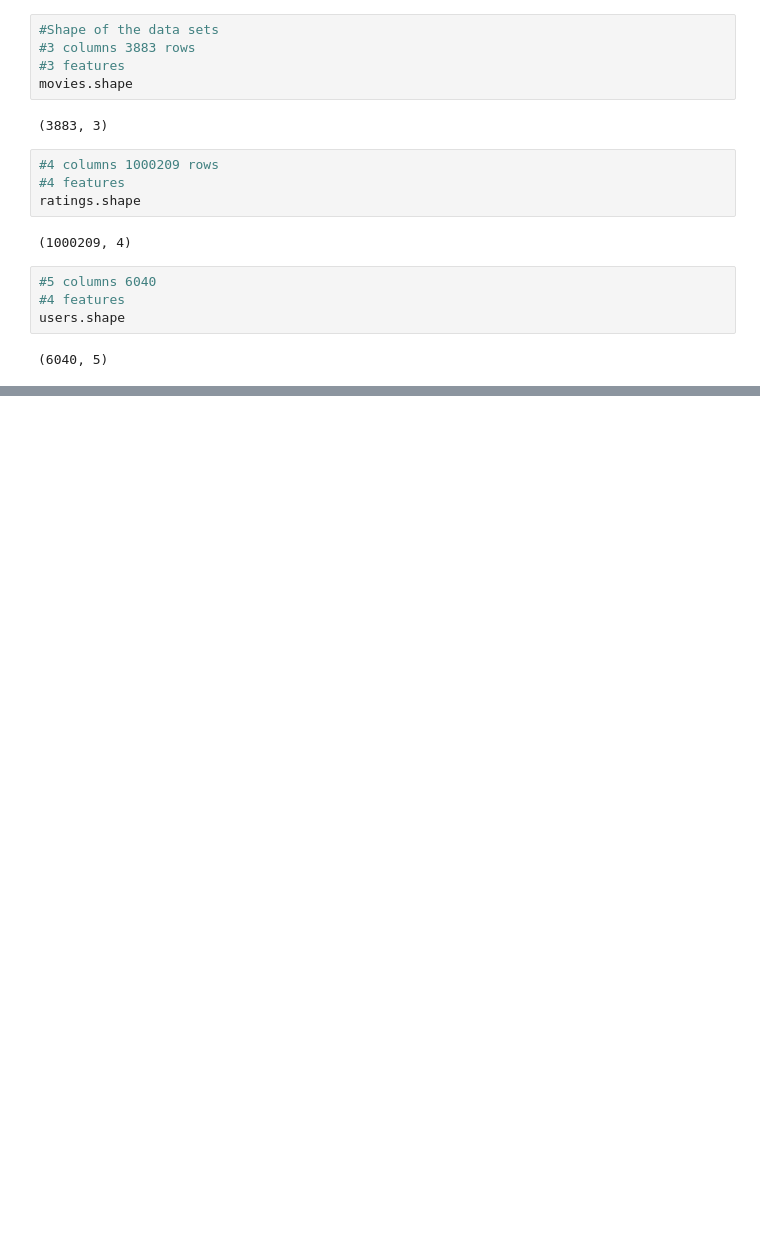
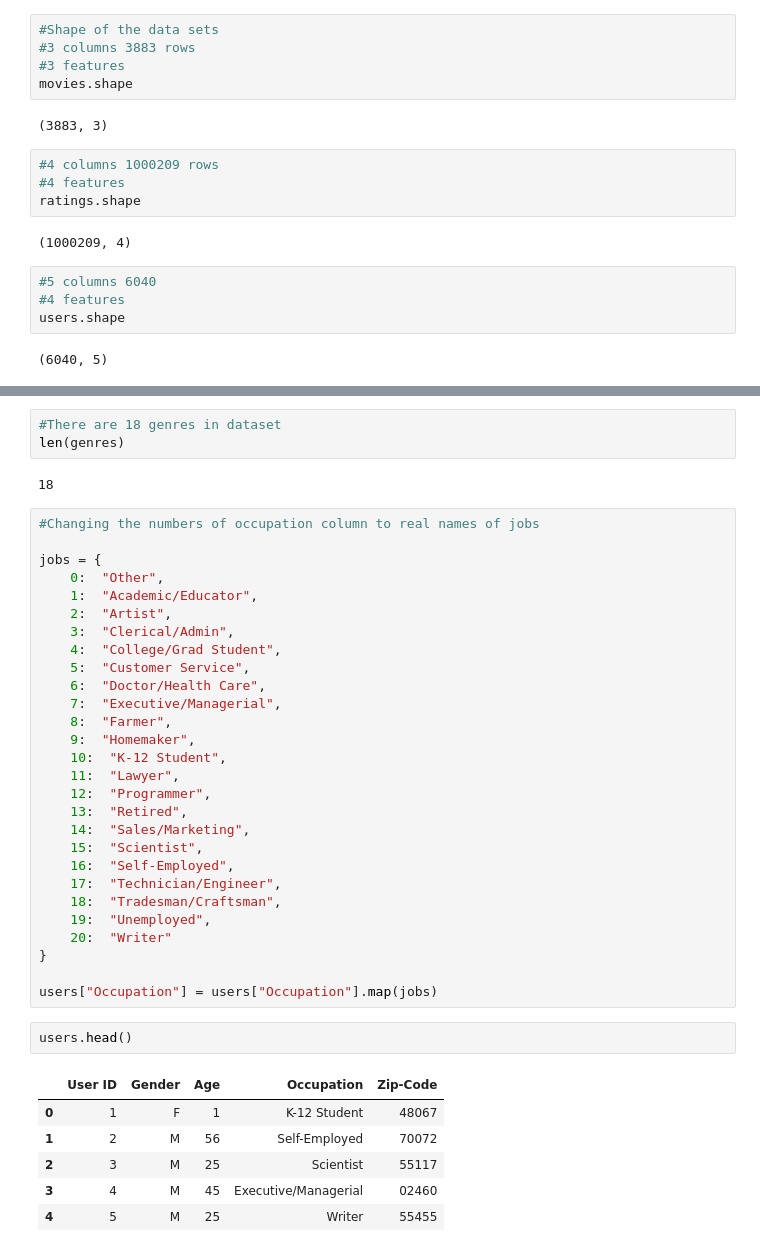
Before and after one commit to omerzzeybek9/Rec-Systems-MovieLens-1M, a Jupyter notebook: ml-1m/movielens.ipynb, the cells around one changed output, grey strips where cells are left out. Saved outputs shown, nothing was run; the diff lists cells and outputs as text; blank space fills up the shorter version.

```diff
--- a/ml-1m/movielens.ipynb
+++ b/ml-1m/movielens.ipynb
@@ -90,0 +153,42 @@ users.shape
+# %%
+#There are 18 genres in dataset
+len(genres)
+# %% [output]
+18
+# %%
+#Changing the numbers of occupation column to real names of jobs
+
+jobs = {
+    0:  "Other",
+	1:  "Academic/Educator",
+	2:  "Artist",
+	3:  "Clerical/Admin",
+	4:  "College/Grad Student",
+	5:  "Customer Service",
+	6:  "Doctor/Health Care",
+	7:  "Executive/Managerial",
+	8:  "Farmer",
+	9:  "Homemaker",
+	10:  "K-12 Student",
+	11:  "Lawyer",
+	12:  "Programmer",
+	13:  "Retired",
+	14:  "Sales/Marketing",
+	15:  "Scientist",
+	16:  "Self-Employed",
+	17:  "Technician/Engineer",
+	18:  "Tradesman/Craftsman",
+	19:  "Unemployed",
+	20:  "Writer"
+}
+
+users["Occupation"] = users["Occupation"].map(jobs)
+# %%
+users.head()
+# %% [output]
+|  | User ID | Gender | Age | Occupation | Zip-Code |
+| 0 | 1 | F | 1 | K-12 Student | 48067 |
+| 1 | 2 | M | 56 | Self-Employed | 70072 |
+| 2 | 3 | M | 25 | Scientist | 55117 |
+| 3 | 4 | M | 45 | Executive/Managerial | 02460 |
+| 4 | 5 | M | 25 | Writer | 55455 |
```
Also changed, not shown: parts of 15 cells of this notebook.
